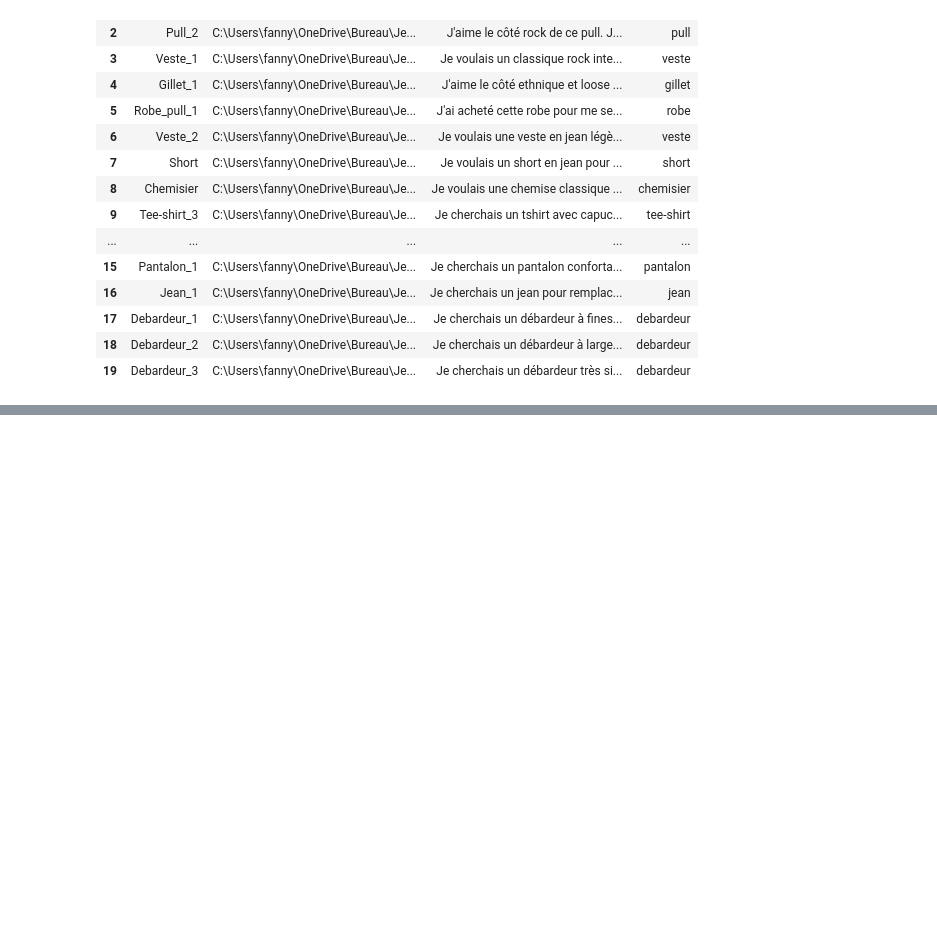
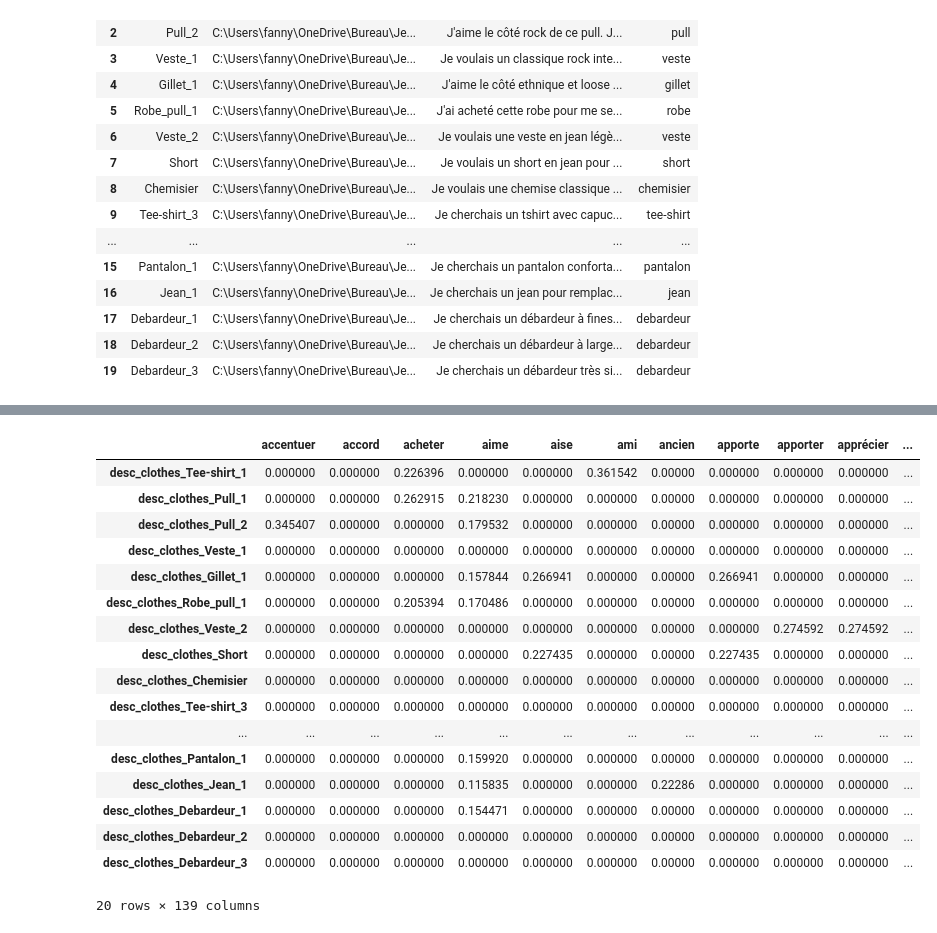
Before and after one commit to Jedha-s-project/Clothes_recommendation, a Jupyter notebook: datatest.ipynb, the cells around one changed output, grey strips where cells are left out. Cells and saved outputs as stored; diff of their text form; code cells hidden in the pictures; blank space fills up the shorter version.

```diff
--- a/datatest.ipynb
+++ b/datatest.ipynb
@@ -41,0 +242,11 @@ datatest
+# %%
+# Tfidf transformer
+from sklearn.feature_extraction.text import TfidfVectorizer
+
+# TF-IDF vector
+vectorizer_clothes = TfidfVectorizer()
+X_clothes = vectorizer_clothes.fit_transform(df_clothes['clean_token'])
+
+# X is a generator. We can transform that as an array
+dense_clothes = X_clothes.toarray()
+dense_clothes
@@ -41,0 +329,25 @@ datatest
+# %%
+clothes_tfidf_matrix = pd.DataFrame(dense_clothes,
+                            columns=[x for x in vectorizer_clothes.get_feature_names()],
+                            index = ["desc_clothes_{}".format(x) for x in df_clothes["name"]])
+# %%
+clothes_tfidf_matrix
+# %% [output]
+|  | accentuer | accord | acheter | aime | aise | ami | ancien | apporte | apporter | apprécier | ... |
+| desc_clothes_Tee-shirt_1 | 0.000000 | 0.000000 | 0.226396 | 0.000000 | 0.000000 | 0.361542 | 0.00000 | 0.000000 | 0.000000 | 0.000000 | ... |
+| desc_clothes_Pull_1 | 0.000000 | 0.000000 | 0.262915 | 0.218230 | 0.000000 | 0.000000 | 0.00000 | 0.000000 | 0.000000 | 0.000000 | ... |
+| desc_clothes_Pull_2 | 0.345407 | 0.000000 | 0.000000 | 0.179532 | 0.000000 | 0.000000 | 0.00000 | 0.000000 | 0.000000 | 0.000000 | ... |
+| desc_clothes_Veste_1 | 0.000000 | 0.000000 | 0.000000 | 0.000000 | 0.000000 | 0.000000 | 0.00000 | 0.000000 | 0.000000 | 0.000000 | ... |
+| desc_clothes_Gillet_1 | 0.000000 | 0.000000 | 0.000000 | 0.157844 | 0.266941 | 0.000000 | 0.00000 | 0.266941 | 0.000000 | 0.000000 | ... |
+| desc_clothes_Robe_pull_1 | 0.000000 | 0.000000 | 0.205394 | 0.170486 | 0.000000 | 0.000000 | 0.00000 | 0.000000 | 0.000000 | 0.000000 | ... |
+| desc_clothes_Veste_2 | 0.000000 | 0.000000 | 0.000000 | 0.000000 | 0.000000 | 0.000000 | 0.00000 | 0.000000 | 0.274592 | 0.274592 | ... |
+| desc_clothes_Short | 0.000000 | 0.000000 | 0.000000 | 0.000000 | 0.227435 | 0.000000 | 0.00000 | 0.227435 | 0.000000 | 0.000000 | ... |
+| desc_clothes_Chemisier | 0.000000 | 0.000000 | 0.000000 | 0.000000 | 0.000000 | 0.000000 | 0.00000 | 0.000000 | 0.000000 | 0.000000 | ... |
+| desc_clothes_Tee-shirt_3 | 0.000000 | 0.000000 | 0.000000 | 0.000000 | 0.000000 | 0.000000 | 0.00000 | 0.000000 | 0.000000 | 0.000000 | ... |
+| ... | ... | ... | ... | ... | ... | ... | ... | ... | ... | ... | ... |
+| desc_clothes_Pantalon_1 | 0.000000 | 0.000000 | 0.000000 | 0.159920 | 0.000000 | 0.000000 | 0.00000 | 0.000000 | 0.000000 | 0.000000 | ... |
+| desc_clothes_Jean_1 | 0.000000 | 0.000000 | 0.000000 | 0.115835 | 0.000000 | 0.000000 | 0.22286 | 0.000000 | 0.000000 | 0.000000 | ... |
+| desc_clothes_Debardeur_1 | 0.000000 | 0.000000 | 0.000000 | 0.154471 | 0.000000 | 0.000000 | 0.00000 | 0.000000 | 0.000000 | 0.000000 | ... |
+| desc_clothes_Debardeur_2 | 0.000000 | 0.000000 | 0.000000 | 0.000000 | 0.000000 | 0.000000 | 0.00000 | 0.000000 | 0.000000 | 0.000000 | ... |
+| desc_clothes_Debardeur_3 | 0.000000 | 0.000000 | 0.000000 | 0.000000 | 0.000000 | 0.000000 | 0.00000 | 0.000000 | 0.000000 | 0.000000 | ... |
+20 rows × 139 columns
```
Also changed, not shown: parts of 27 cells of this notebook.
